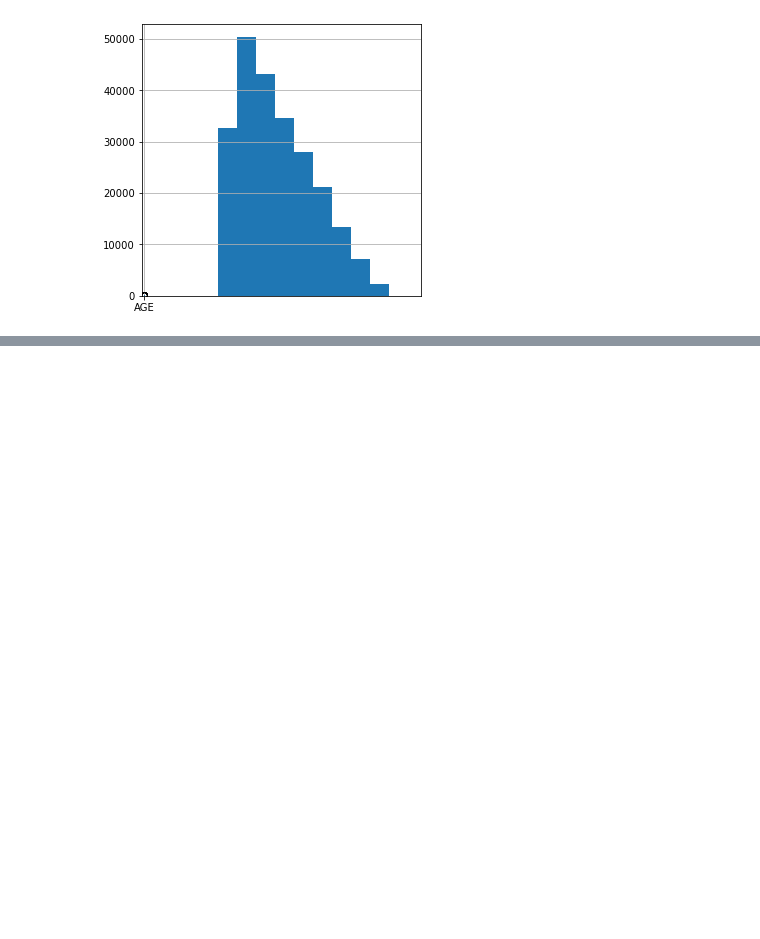
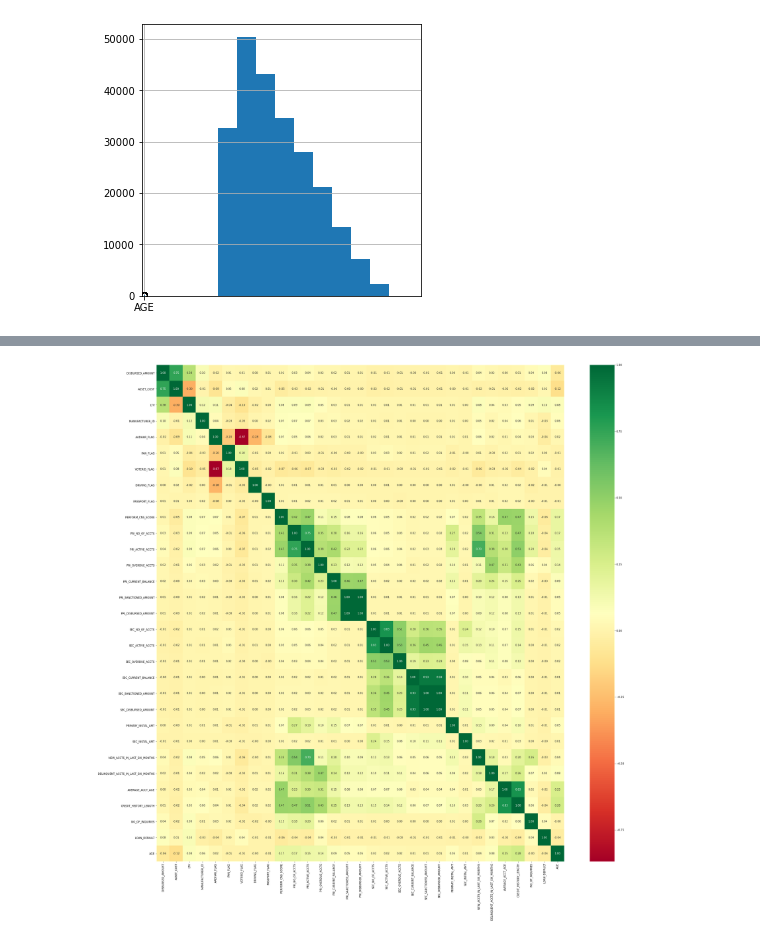
Before and after one commit to Praneethtkonda/Vehicle-loan-default-prediction, a Jupyter notebook: IDS.ipynb, the cells around one changed output, grey strips where cells are left out. Saved outputs shown, nothing was run; the diff lists cells and outputs as text; code cells hidden in the pictures; blank space fills up the shorter version.

```diff
--- a/IDS.ipynb
+++ b/IDS.ipynb
@@ -326 +325,8 @@ train_data
 233154 rows × 33 columns
+# %%
+# corr=round(train_data.corr(),2)
+# sns.heatmap(corr,annot=False)
+fig, ax = plt.subplots(figsize=(35,35))         # Sample figsize in inches
+cm_df = sns.heatmap(train_data.corr(),annot=True, fmt = ".2f", cmap = "RdYlGn", ax=ax)
+# %% [output]
+[figure, added]
```
Also changed, not shown: parts of 25 cells of this notebook, 6 other files.
